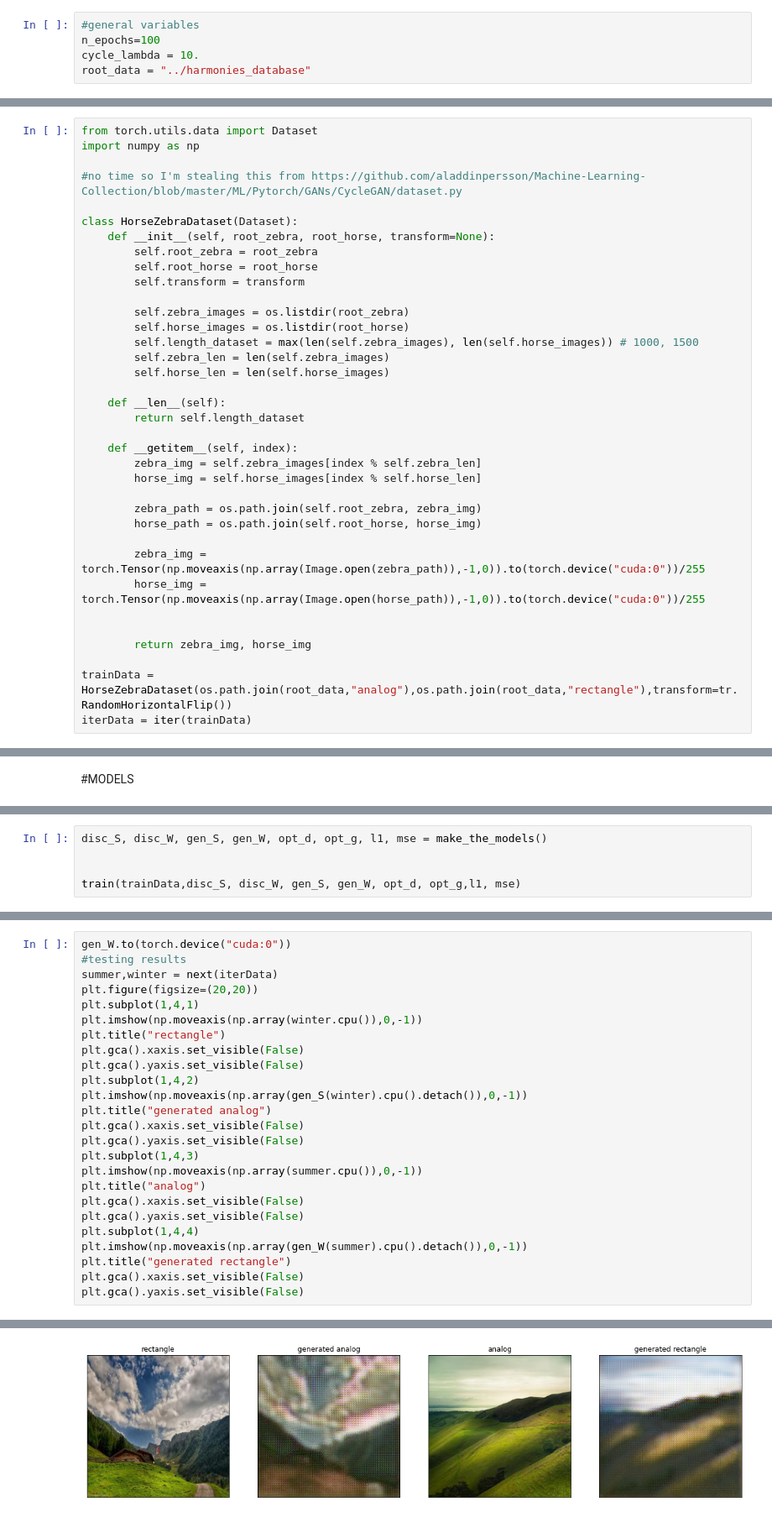
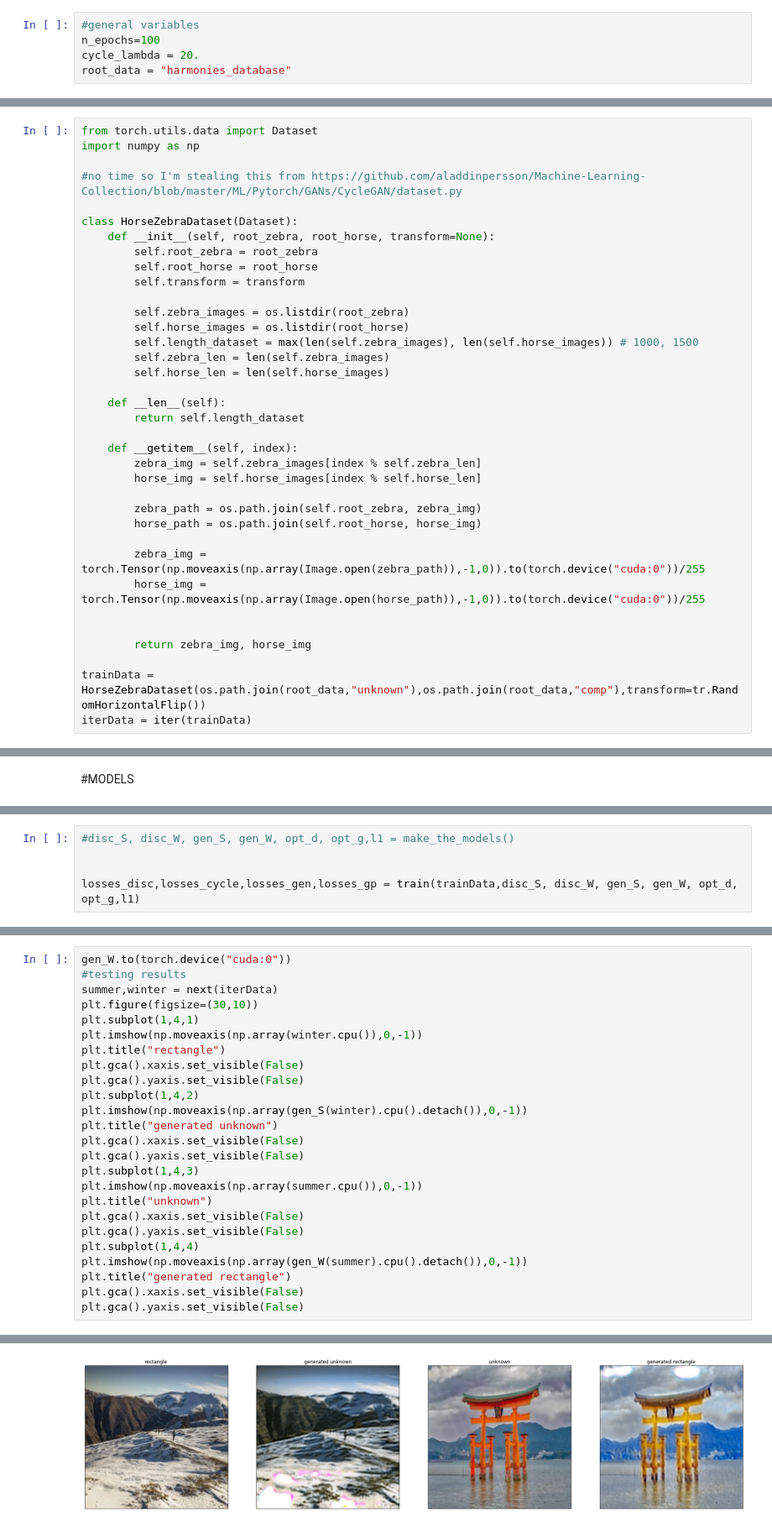
Before and after one commit to RolandBERTINJOHANNET/ColorHarmony, a Jupyter notebook: cycleGAN/notebooks/wassersteinCycleGAN.ipynb, the cells around one changed output, grey strips where cells are left out. Shown at 84% size. Drawn from its saved outputs; the diff is of its cells as text.

```diff
--- a/cycleGAN/notebooks/wassersteinCycleGAN.ipynb
+++ b/cycleGAN/notebooks/wassersteinCycleGAN.ipynb
@@ -18,8 +18,8 @@ import os
 # %%
 #general variables
 n_epochs=100
-cycle_lambda = 10.
-root_data = "../harmonies_database"
+cycle_lambda = 20.
+root_data = "harmonies_database"
 # %%
 # pour monter son drive Google Drive local
 from google.colab import drive
@@ -72,7 +72,7 @@ class HorseZebraDataset(Dataset):
 
         return zebra_img, horse_img
 
-trainData = HorseZebraDataset(os.path.join(root_data,"analog"),os.path.join(root_data,"rectangle"),transform=tr.RandomHorizontalFlip())
+trainData = HorseZebraDataset(os.path.join(root_data,"unknown"),os.path.join(root_data,"comp"),transform=tr.RandomHorizontalFlip())
 iterData = iter(trainData)
 # %%
 #display a random couple
@@ -339,6 +390,6 @@ def train(dataset, disc_S, disc_W, gen_S, gen_W, opt_d, opt_g, l1, mse):
 # %%
-disc_S, disc_W, gen_S, gen_W, opt_d, opt_g, l1, mse = make_the_models()
+#disc_S, disc_W, gen_S, gen_W, opt_d, opt_g,l1 = make_the_models()
 
 
-train(trainData,disc_S, disc_W, gen_S, gen_W, opt_d, opt_g,l1, mse)
+losses_disc,losses_cycle,losses_gen,losses_gp = train(trainData,disc_S, disc_W, gen_S, gen_W, opt_d, opt_g,l1)
 # %% [output]
@@ -357,29 +409,29 @@ KeyboardInterrupt: ignored
 # %%
 gen_W.to(torch.device("cuda:0"))
 #testing results
 summer,winter = next(iterData)
-plt.figure(figsize=(20,20))
+plt.figure(figsize=(30,10))
 plt.subplot(1,4,1)
 plt.imshow(np.moveaxis(np.array(winter.cpu()),0,-1))
 plt.title("rectangle")
 plt.gca().xaxis.set_visible(False)
 plt.gca().yaxis.set_visible(False)
 plt.subplot(1,4,2)
 plt.imshow(np.moveaxis(np.array(gen_S(winter).cpu().detach()),0,-1))
-plt.title("generated analog")
+plt.title("generated unknown")
 plt.gca().xaxis.set_visible(False)
 plt.gca().yaxis.set_visible(False)
 plt.subplot(1,4,3)
 plt.imshow(np.moveaxis(np.array(summer.cpu()),0,-1))
-plt.title("analog")
+plt.title("unknown")
 plt.gca().xaxis.set_visible(False)
 plt.gca().yaxis.set_visible(False)
 plt.subplot(1,4,4)
 plt.imshow(np.moveaxis(np.array(gen_W(summer).cpu().detach()),0,-1))
 plt.title("generated rectangle")
 plt.gca().xaxis.set_visible(False)
 plt.gca().yaxis.set_visible(False)
 # %% [output]
 WARNING:matplotlib.image:Clipping input data to the valid range for imshow with RGB data ([0..1] for floats or [0..255] for integers).
 WARNING:matplotlib.image:Clipping input data to the valid range for imshow with RGB data ([0..1] for floats or [0..255] for integers).
-[figure, old version]
+[figure, new version]
```
Also changed, not shown: parts of 16 cells of this notebook.
